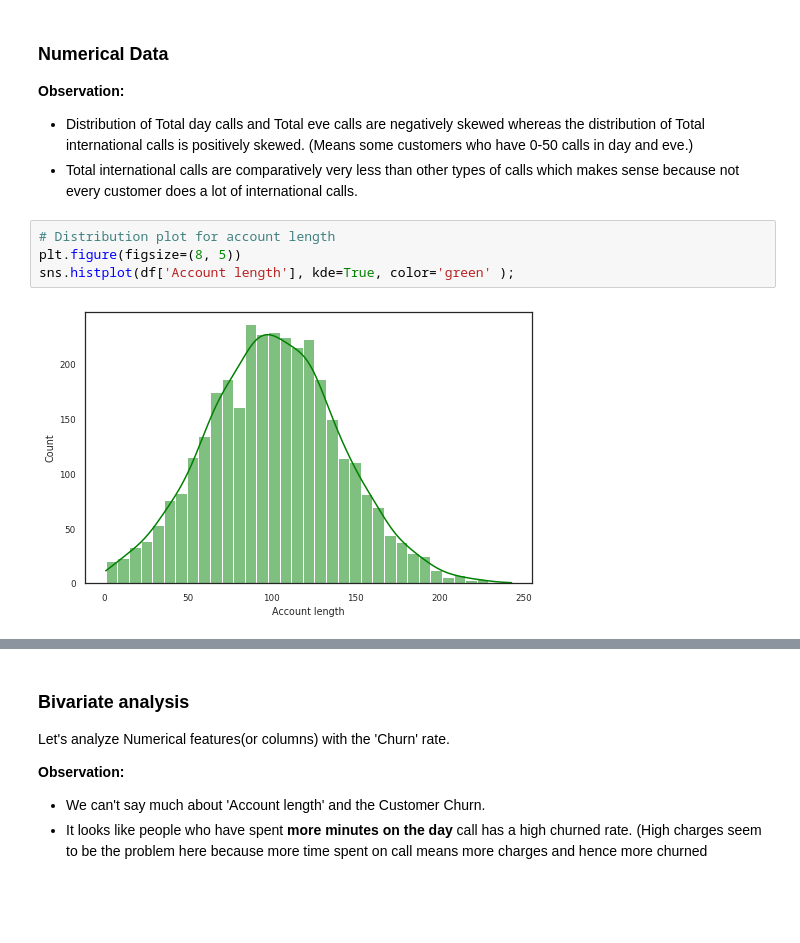
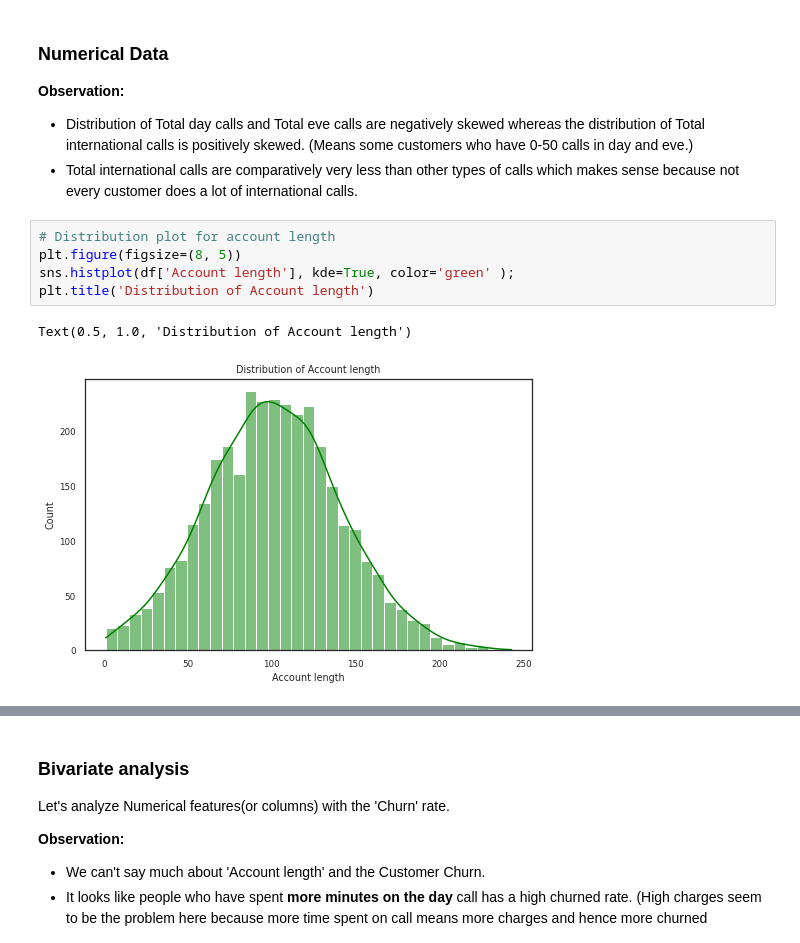
Before and after one commit to GhostML/Telecom-Churn-EDA, a Jupyter notebook: Telecom_Churn_Analysis_Capstone_Project.ipynb, the cells around one changed output, grey strips where cells are left out. Drawn from its saved outputs; the diff is of its cells as text; blank space fills up the shorter version.

Commit message:
final changes for visualizations

```diff
--- a/Telecom_Churn_Analysis_Capstone_Project.ipynb
+++ b/Telecom_Churn_Analysis_Capstone_Project.ipynb
@@ -259,9 +260,11 @@ pd.DataFrame(np.array(number_of_vmail_messages).reshape(1, -1), index=['Number o
 # %%
 # Distribution plot for account length
 plt.figure(figsize=(8, 5))
 sns.histplot(df['Account length'], kde=True, color='green' );
+plt.title('Distribution of Account length')
 # %% [output]
+Text(0.5, 1.0, 'Distribution of Account length')
-[figure, old version]
+[figure, new version]
 # %%
 # Lets make it one plot that contains all plot we needed
 # We have four types of call (day, eve, night, international)
```
Also changed, not shown: parts of 5 cells of this notebook.
